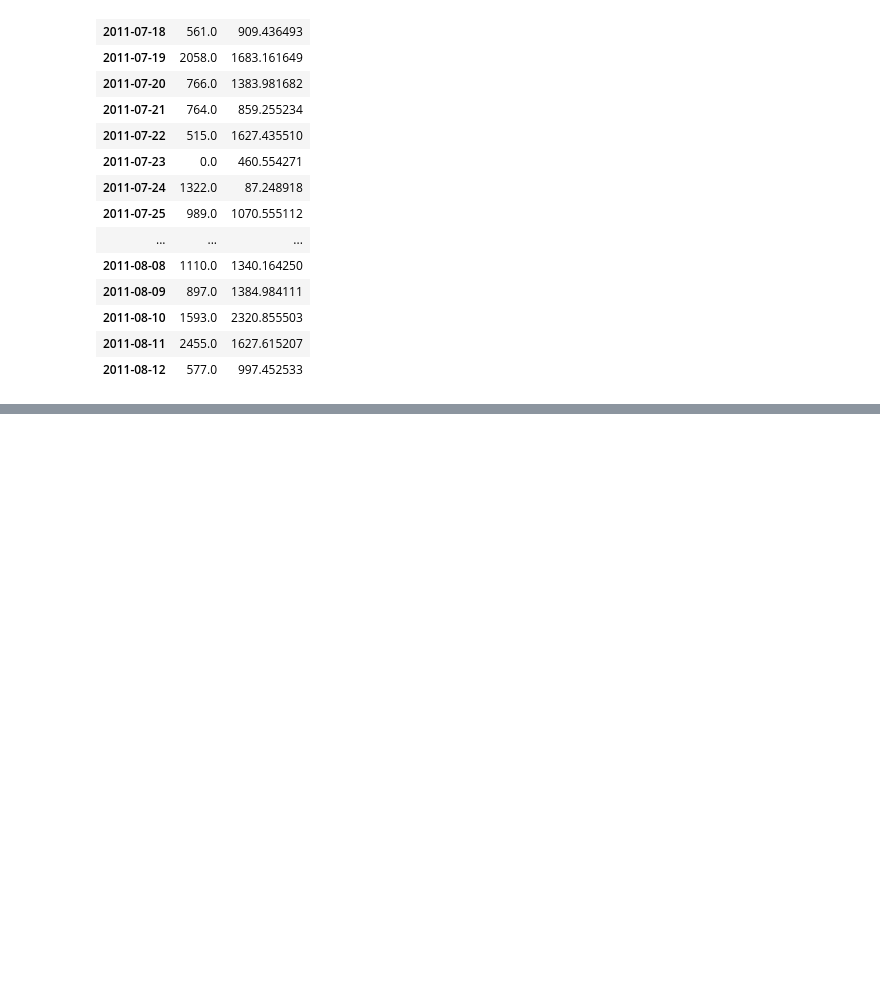
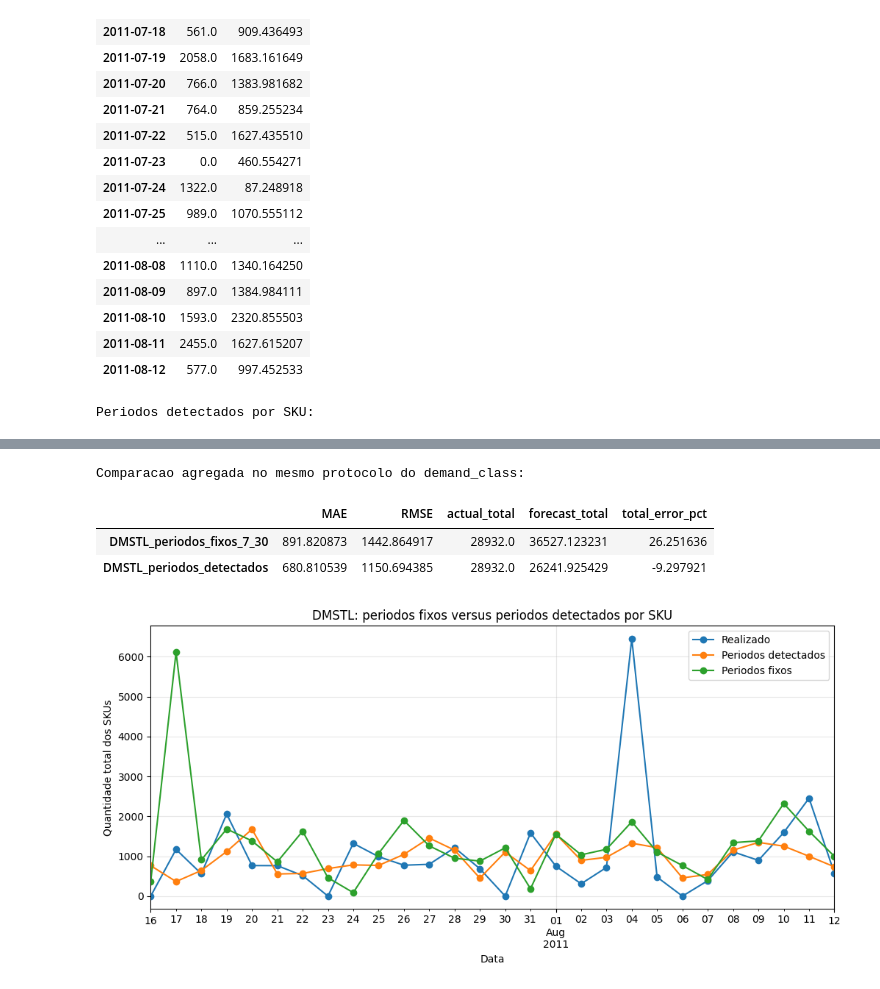
Before and after one commit to heylucasleao/forecasting, a Jupyter notebook: 4.dmstl.ipynb, the cells around one changed output, grey strips where cells are left out. Drawn from its saved outputs; the diff is of its cells as text; code cells hidden in the pictures; blank space fills up the shorter version.

Commit message:
✨  add dmstl agg

```diff
--- a/4.dmstl.ipynb
+++ b/4.dmstl.ipynb
@@ -805,3 +522,72 @@ Protocolo comum: 12 SKUs | corte temporal: 80% | horizonte: 28 dias
 | 2011-08-10 | 1593.0 | 2320.855503 |
 | 2011-08-11 | 2455.0 | 1627.615207 |
 | 2011-08-12 | 577.0 | 997.452533 |
+# %%
+# DMSTL com periodos sazonais detectados individualmente para cada SKU.
+detected_periods_by_sku = detect_seasonal_periods(
+    benchmark_train,
+    unique_id_col="unique_id",
+    target_col="y",
+    top_k=2,
+)
+for uid, group in benchmark_train.groupby("unique_id"):
+    detected_periods_by_sku[uid] = [
+        period
+        for period in detected_periods_by_sku.get(uid, [])
+        if period > 1 and period <= len(group) // 2
+    ] or [7]
+
+dmstl_detected = DMSTLWrapper(
+    mf_resid=MLForecast(
+        models=[RandomForestRegressor(n_estimators=120, random_state=42, n_jobs=-1)],
+        freq="D",
+        lags=[1, 7, 14, 28],
+    ),
+    season_length=detected_periods_by_sku,
+    trend_model_callable=callable_trend,
+    seasonal_model_callable=callable_seasonal,
+)
+dmstl_detected.fit(benchmark_train, target_col="y")
+forecast_detected = dmstl_detected.predict(h=benchmark_horizon).rename(
+    columns={"RandomForestRegressor": "forecast_detected"}
+)
+comparison_detected = benchmark_test.merge(
+    forecast_detected[["unique_id", "ds", "forecast_detected"]],
+    on=["unique_id", "ds"],
+)
+comparison_detected["forecast_detected"] = comparison_detected["forecast_detected"].clip(lower=0)
+detected_aggregate = comparison_detected.groupby("ds")[["y", "forecast_detected"]].sum()
+
+metrics_detected = pd.DataFrame(
+    {
+        "MAE": [mean_absolute_error(detected_aggregate["y"], detected_aggregate["forecast_detected"])],
+        "RMSE": [mean_squared_error(detected_aggregate["y"], detected_aggregate["forecast_detected"]) ** 0.5],
+        "actual_total": [detected_aggregate["y"].sum()],
+        "forecast_total": [detected_aggregate["forecast_detected"].sum()],
+    },
+    index=["DMSTL_periodos_detectados"],
+)
+metrics_detected["total_error_pct"] = 100 * (
+    metrics_detected["forecast_total"] / metrics_detected["actual_total"] - 1
+)
+
+comparison_fixed = benchmark_metrics.rename(index={"dmstl_same_protocol": "DMSTL_periodos_fixos_7_30"})
+comparison_metrics_periods = pd.concat([comparison_fixed, metrics_detected])
+print("Periodos detectados por SKU:")
+display(pd.Series(detected_periods_by_sku, name="season_length"))
+print("Comparacao agregada no mesmo protocolo do demand_class:")
+display(comparison_metrics_periods)
+
+plot_periods = detected_aggregate.rename(columns={"forecast_detected": "forecast_periodos_detectados"})
+plot_periods["forecast_periodos_fixos"] = benchmark_aggregate["forecast"]
+ax = plot_periods.plot(figsize=(12, 5), marker="o")
+ax.set_title("DMSTL: periodos fixos versus periodos detectados por SKU")
+ax.set_xlabel("Data")
+ax.set_ylabel("Quantidade total dos SKUs")
+ax.legend(["Realizado", "Periodos detectados", "Periodos fixos"])
+ax.grid(alpha=0.3)
+plt.show()
+
+plot_periods
+# %% [output]
+Periodos detectados por SKU:
@@ -807,0 +607,5 @@ Protocolo comum: 12 SKUs | corte temporal: 80% | horizonte: 28 dias
+Comparacao agregada no mesmo protocolo do demand_class:
+|  | MAE | RMSE | actual_total | forecast_total | total_error_pct |
+| DMSTL_periodos_fixos_7_30 | 891.820873 | 1442.864917 | 28932.0 | 36527.123231 | 26.251636 |
+| DMSTL_periodos_detectados | 680.810539 | 1150.694385 | 28932.0 | 26241.925429 | -9.297921 |
+[figure, added]
```
Also changed, not shown: parts of 5 cells of this notebook, 2 other files.
